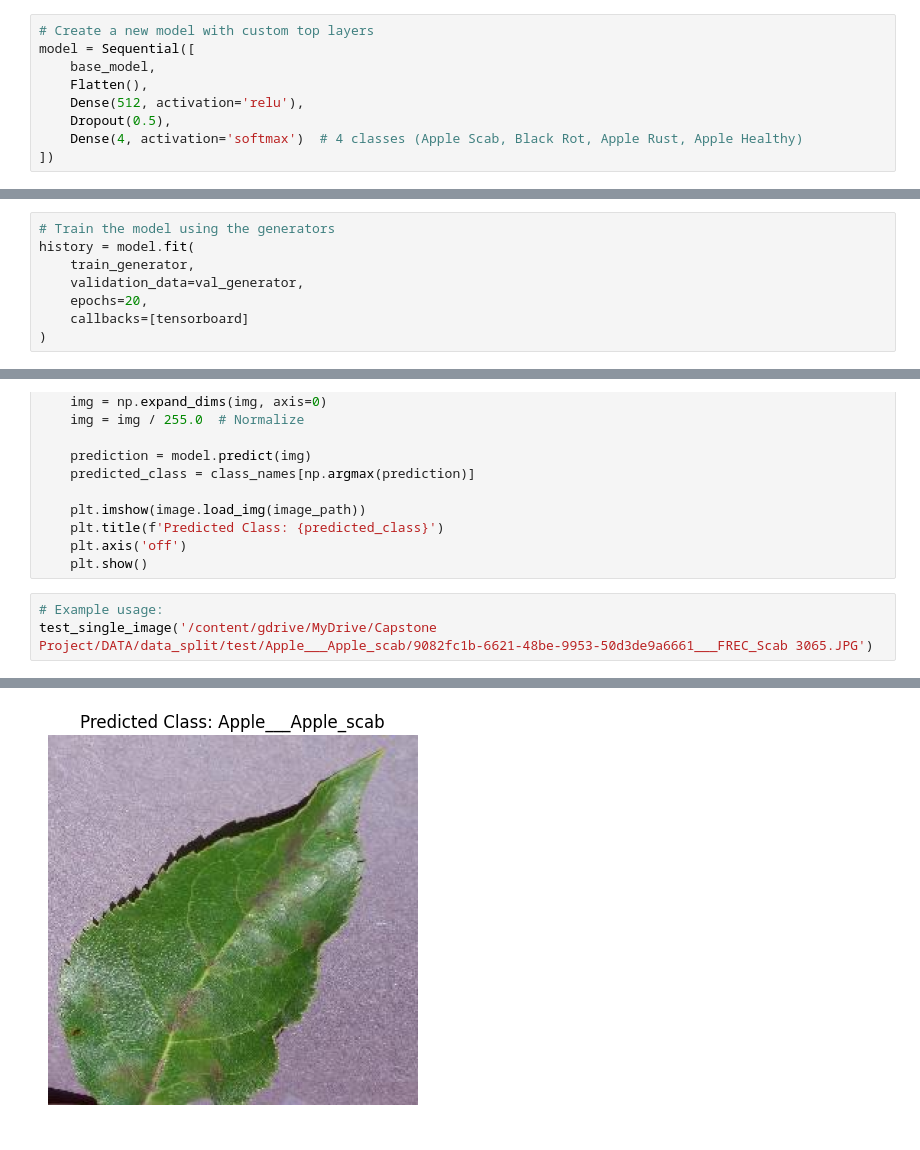
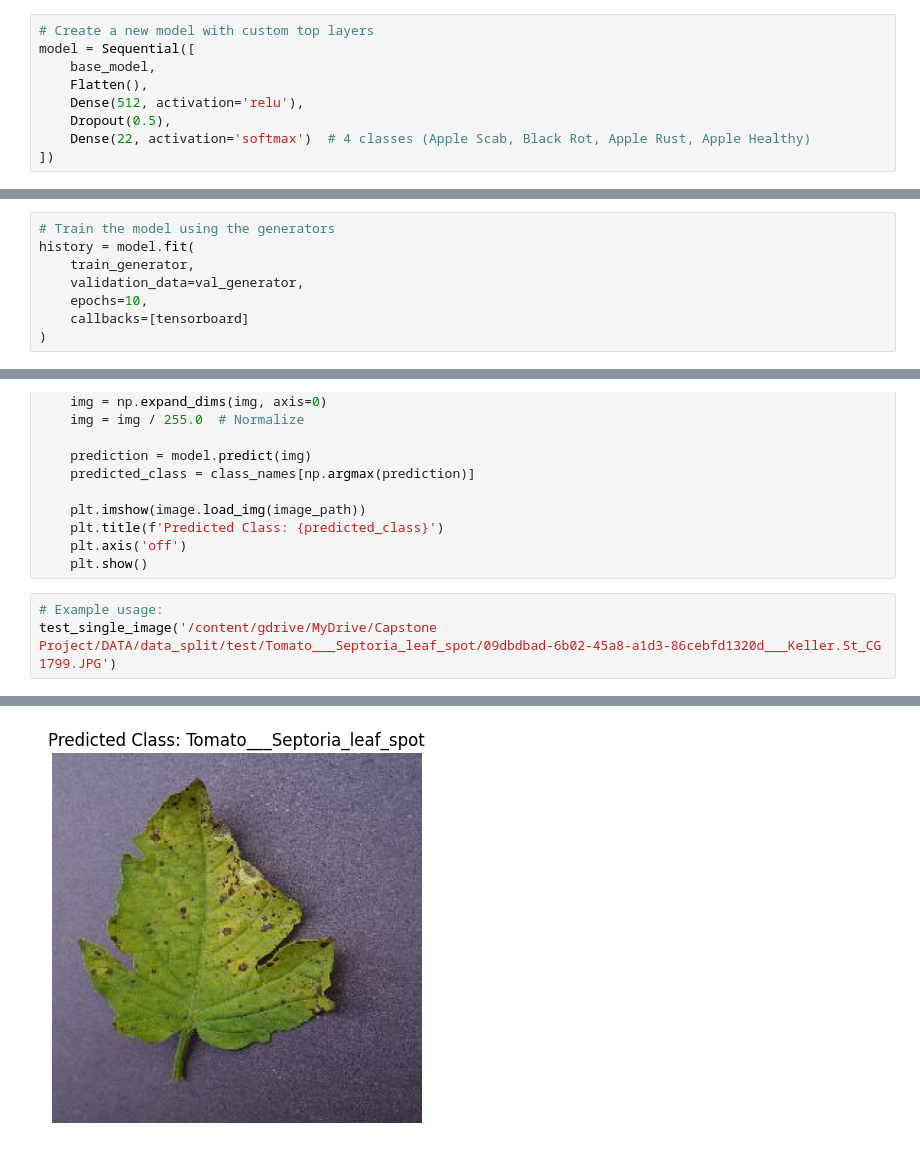
Before and after one commit to Haffizuddin7899/-Capstone-Project--Fungal_Disease_Classfication_In_Plants_Using_Leaf_Images-, a Jupyter notebook: Capstone.ipynb, the cells around one changed output, grey strips where cells are left out. Cells and saved outputs as stored; diff of their text form.

```diff
--- a/Capstone.ipynb
+++ b/Capstone.ipynb
@@ -137,7 +137,7 @@ model = Sequential([
     Flatten(),
     Dense(512, activation='relu'),
     Dropout(0.5),
-    Dense(4, activation='softmax')  # 4 classes (Apple Scab, Black Rot, Apple Rust, Apple Healthy)
+    Dense(22, activation='softmax')  # 4 classes (Apple Scab, Black Rot, Apple Rust, Apple Healthy)
 ])
 # %%
 # Freeze the pre-trained layers
@@ -157,7 +157,7 @@ tensorboard = TensorBoard(log_dir='./logs')
 history = model.fit(
     train_generator,
     validation_data=val_generator,
-    epochs=20,
+    epochs=10,
     callbacks=[tensorboard]
 )
 # %% [output]
@@ -250,5 +268,5 @@ def test_single_image(image_path):
     plt.show()
 # %%
 # Example usage:
-test_single_image('/content/gdrive/MyDrive/Capstone Project/DATA/data_split/test/Apple___Apple_scab/9082fc1b-6621-48be-9953-50d3de9a6661___FREC_Scab 3065.JPG')
+test_single_image('/content/gdrive/MyDrive/Capstone Project/DATA/data_split/test/Tomato___Septoria_leaf_spot/09dbdbad-6b02-45a8-a1d3-86cebfd1320d___Keller.St_CG 1799.JPG')
 # %% [output]
@@ -256 +274 @@ test_single_image('/content/gdrive/MyDrive/Capstone Project/DATA/data_split/test
-[figure, old version]
+[figure, new version]
```
Also changed, not shown: parts of 16 cells of this notebook.
